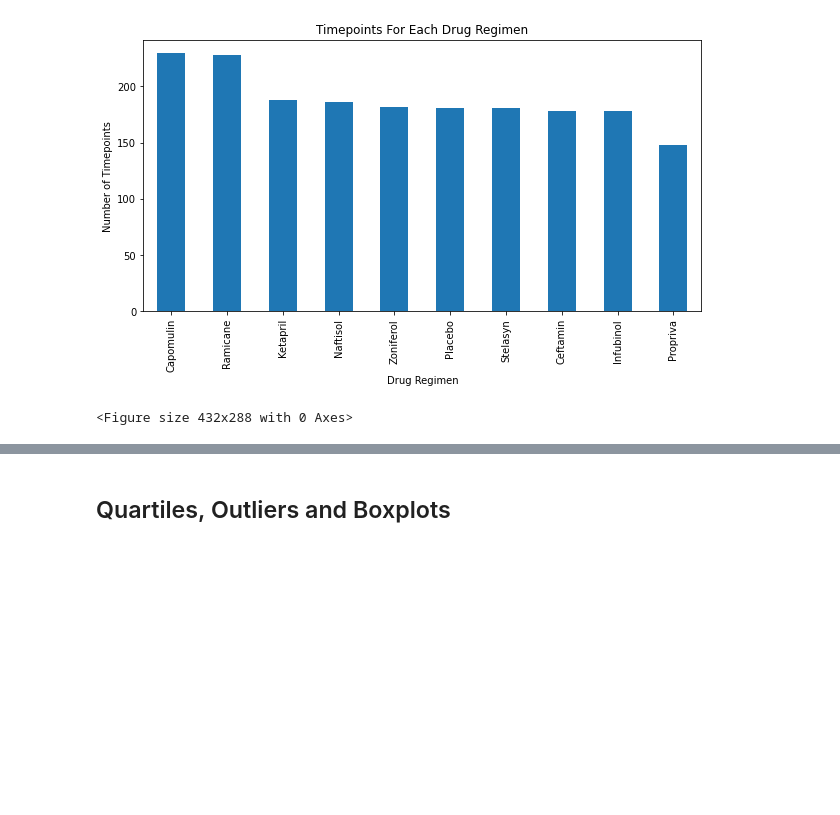
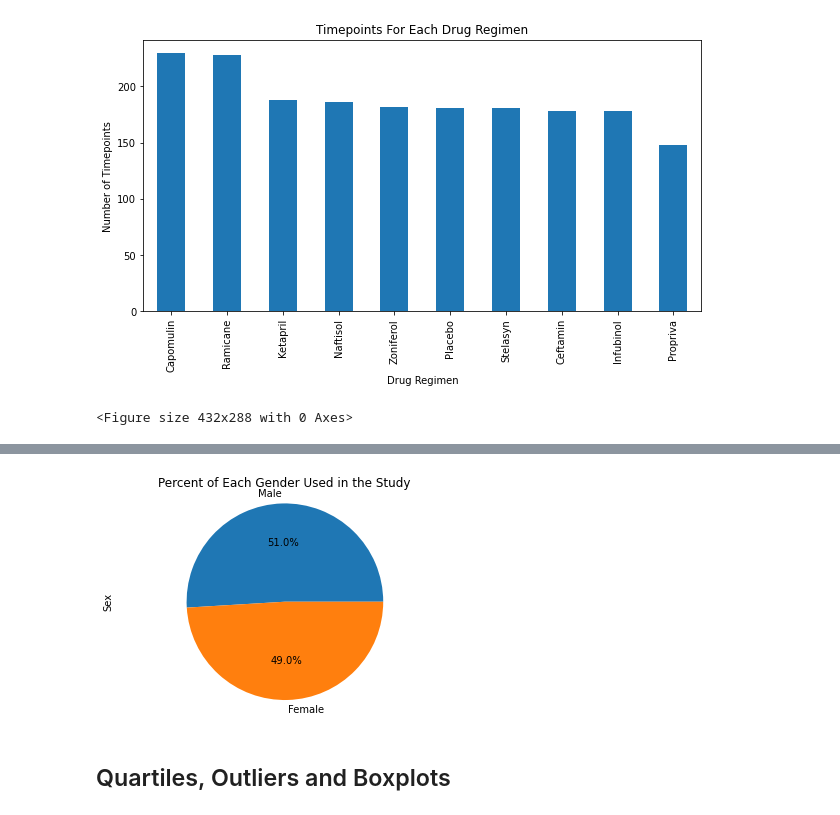
Before and after one commit to 17sarahstoffel/Capomulin-study, a Jupyter notebook: pymaceuticals_starter.ipynb, the cells around one changed output, grey strips where cells are left out. Drawn from its saved outputs; the diff is of its cells as text; code cells hidden in the pictures; blank space fills up the shorter version.

```diff
--- a/pymaceuticals_starter.ipynb
+++ b/pymaceuticals_starter.ipynb
@@ -192,3 +189,19 @@ plt.tight_layout()
+# %%
+# Generate a pie plot showing the distribution of female versus male mice using pyplot
+number_of_each_sex=mouse_data_clean.groupby(mouse_data_clean["Sex"]).count()
+number_of_each_sex = number_of_each_sex["Drug Regimen"].sort_values(ascending = False)
+
+sex = number_of_each_sex.index
+sex_count = list(number_of_each_sex)
+
+plt.pie(sex_count, labels = sex, autopct = "%1.1f%%")
+plt.ylabel("Sex")
+plt.title("Percent of Each Gender Used in the Study")
+
+plt.axis("equal")
+plt.show()
+# %% [output]
+[figure, added]
 # %% [markdown]
 ## Quartiles, Outliers and Boxplots
 # %%
```
Also changed, not shown: parts of 9 cells of this notebook.
